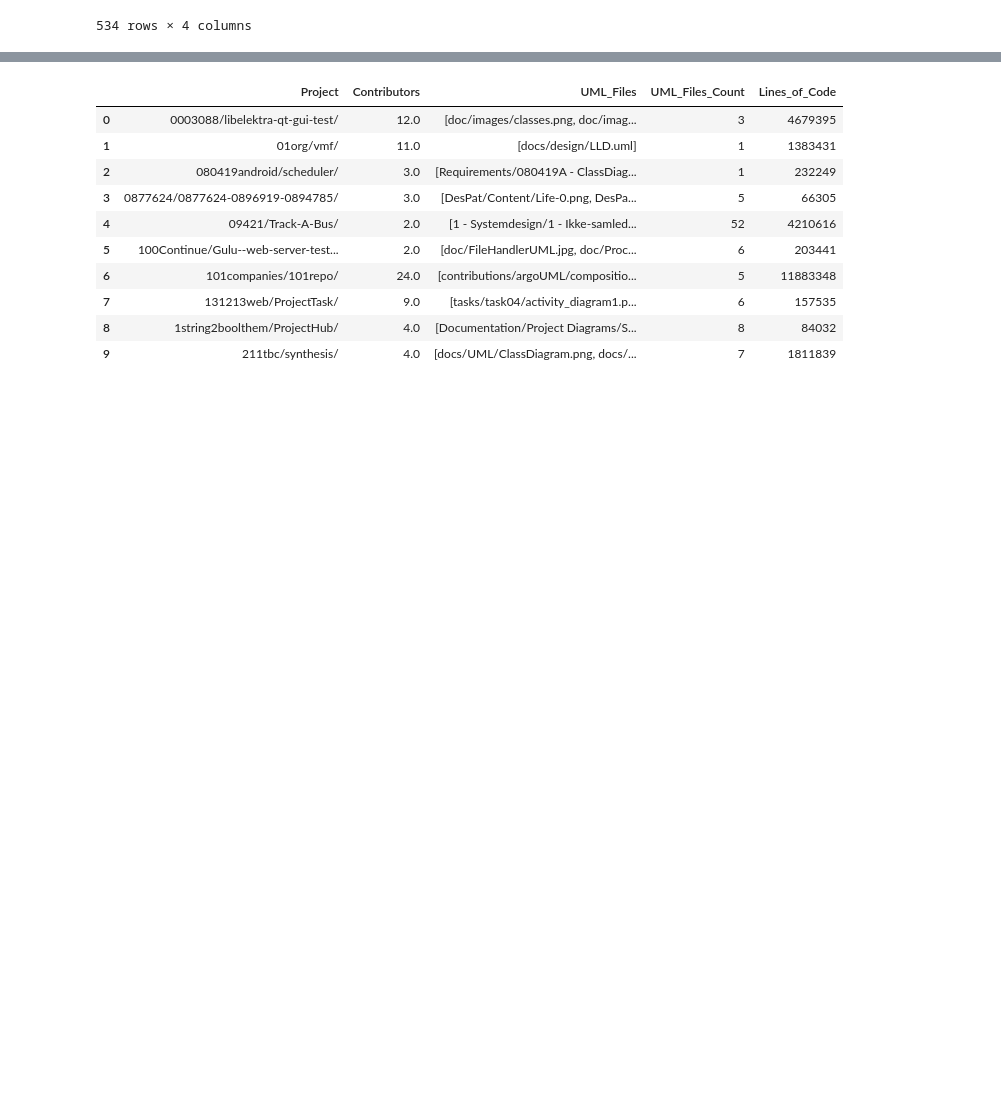
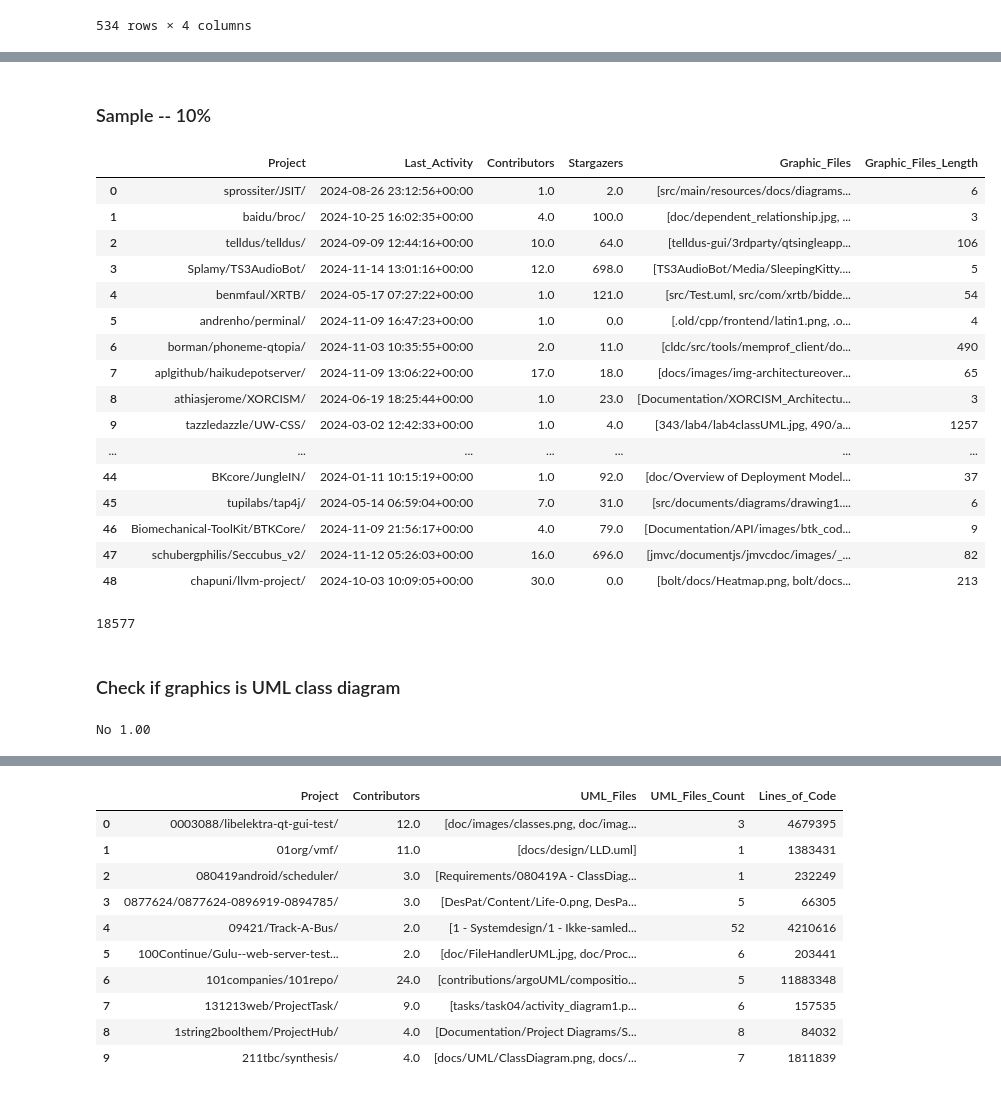
Before and after one commit to zakipauzi/uml_code_traceability, a Jupyter notebook: get_repos.ipynb, the cells around one changed output, grey strips where cells are left out. Saved outputs shown, nothing was run; the diff lists cells and outputs as text; code cells hidden in the pictures; blank space fills up the shorter version.

Commit message:
UML check of files complete

```diff
--- a/get_repos.ipynb
+++ b/get_repos.ipynb
@@ -358,0 +302,8 @@ repo_contrib_graphics_df_11
+# %%
+import ast
+
+repo_graphics_df = pd.read_csv('repo_graphics_df.csv')
+repo_graphics_df['Graphic_Files'] = repo_graphics_df['Graphic_Files'].apply(ast.literal_eval)
+# show length
+repo_graphics_df['Graphic_Files_Length'] = repo_graphics_df['Graphic_Files'].apply(lambda x: len(x))
+repo_graphics_df
@@ -358,0 +324,4 @@ repo_contrib_graphics_df_11
+# %%
+repo_graphics_df = repo_graphics_df[repo_graphics_df['Graphic_Files_Length'] > 0].reset_index(drop=True)
+repo_graphics_df.to_csv('repo_graphics_df.csv', index=False)
+repo_graphics_df
@@ -358,0 +342,29 @@ repo_contrib_graphics_df_11
+# %% [markdown]
+### Sample -- 10%
+# %%
+sampled_repo_graphics_df = repo_graphics_df.sample(frac=0.1, random_state=42).reset_index(drop=True)
+sampled_repo_graphics_df
+# %% [output]
+|  | Project | Last_Activity | Contributors | Stargazers | Graphic_Files | Graphic_Files_Length |
+| 0 | sprossiter/JSIT/ | 2024-08-26 23:12:56+00:00 | 1.0 | 2.0 | [src/main/resources/docs/diagrams... | 6 |
+| 1 | baidu/broc/ | 2024-10-25 16:02:35+00:00 | 4.0 | 100.0 | [doc/dependent_relationship.jpg, ... | 3 |
+| 2 | telldus/telldus/ | 2024-09-09 12:44:16+00:00 | 10.0 | 64.0 | [telldus-gui/3rdparty/qtsingleapp... | 106 |
+| 3 | Splamy/TS3AudioBot/ | 2024-11-14 13:01:16+00:00 | 12.0 | 698.0 | [TS3AudioBot/Media/SleepingKitty.... | 5 |
+| 4 | benmfaul/XRTB/ | 2024-05-17 07:27:22+00:00 | 1.0 | 121.0 | [src/Test.uml, src/com/xrtb/bidde... | 54 |
+| 5 | andrenho/perminal/ | 2024-11-09 16:47:23+00:00 | 1.0 | 0.0 | [.old/cpp/frontend/latin1.png, .o... | 4 |
+| 6 | borman/phoneme-qtopia/ | 2024-11-03 10:35:55+00:00 | 2.0 | 11.0 | [cldc/src/tools/memprof_client/do... | 490 |
+| 7 | aplgithub/haikudepotserver/ | 2024-11-09 13:06:22+00:00 | 17.0 | 18.0 | [docs/images/img-architectureover... | 65 |
+| 8 | athiasjerome/XORCISM/ | 2024-06-19 18:25:44+00:00 | 1.0 | 23.0 | [Documentation/XORCISM_Architectu... | 3 |
+| 9 | tazzledazzle/UW-CSS/ | 2024-03-02 12:42:33+00:00 | 1.0 | 4.0 | [343/lab4/lab4classUML.jpg, 490/a... | 1257 |
+| ... | ... | ... | ... | ... | ... | ... |
+| 44 | BKcore/JungleIN/ | 2024-01-11 10:15:19+00:00 | 1.0 | 92.0 | [doc/Overview of Deployment Model... | 37 |
+| 45 | tupilabs/tap4j/ | 2024-05-14 06:59:04+00:00 | 7.0 | 31.0 | [src/documents/diagrams/drawing1.... | 6 |
+| 46 | Biomechanical-ToolKit/BTKCore/ | 2024-11-09 21:56:17+00:00 | 4.0 | 79.0 | [Documentation/API/images/btk_cod... | 9 |
+| 47 | schubergphilis/Seccubus_v2/ | 2024-11-12 05:26:03+00:00 | 16.0 | 696.0 | [jmvc/documentjs/jmvcdoc/images/_... | 82 |
+| 48 | chapuni/llvm-project/ | 2024-10-03 10:09:05+00:00 | 30.0 | 0.0 | [bolt/docs/Heatmap.png, bolt/docs... | 213 |
+# %%
+sampled_repo_graphics_df['Graphic_Files_Length'].sum()
+# %% [output]
+18577
+# %% [markdown]
+### Check if graphics is UML class diagram
@@ -358,0 +396,6 @@ repo_contrib_graphics_df_11
+# %%
+image_url = 'https://raw.githubusercontent.com/0003088/libelektra-qt-gui-test/master/doc/images/circle.jpg'
+result = check_uml(image_url)
+print(result)
+# %% [output]
+No 1.00
```
Also changed, not shown: parts of 23 cells of this notebook, 1 other file.
